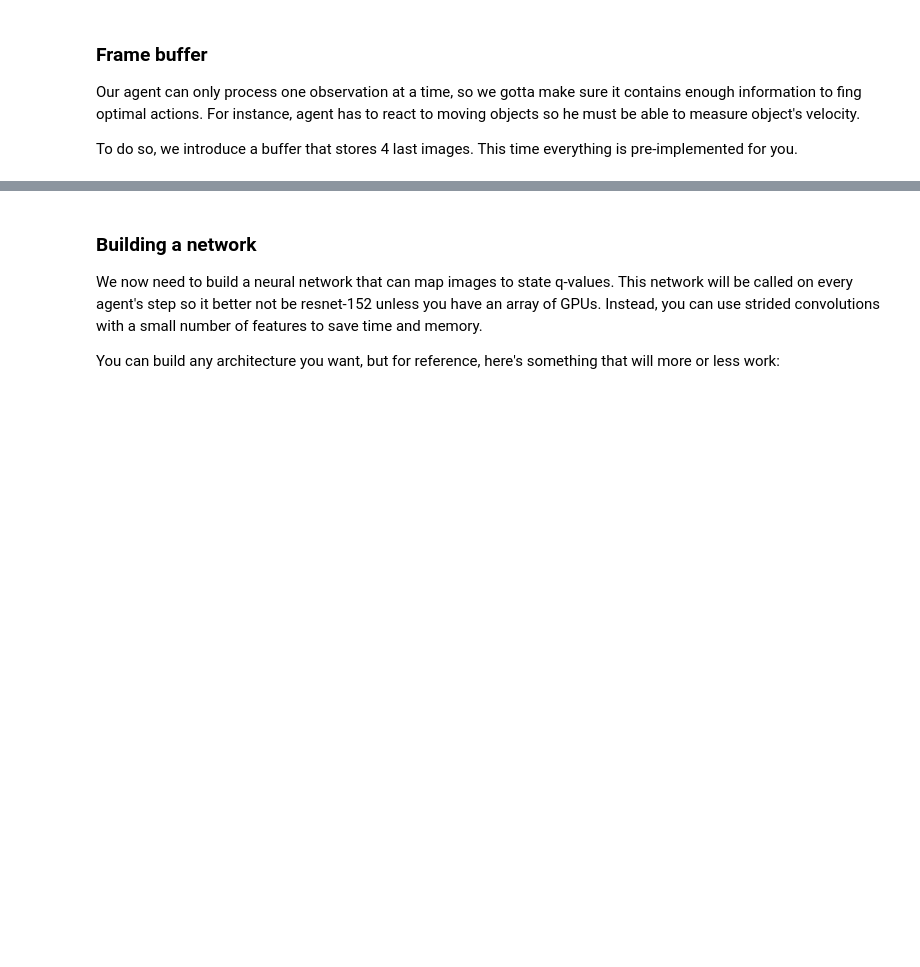
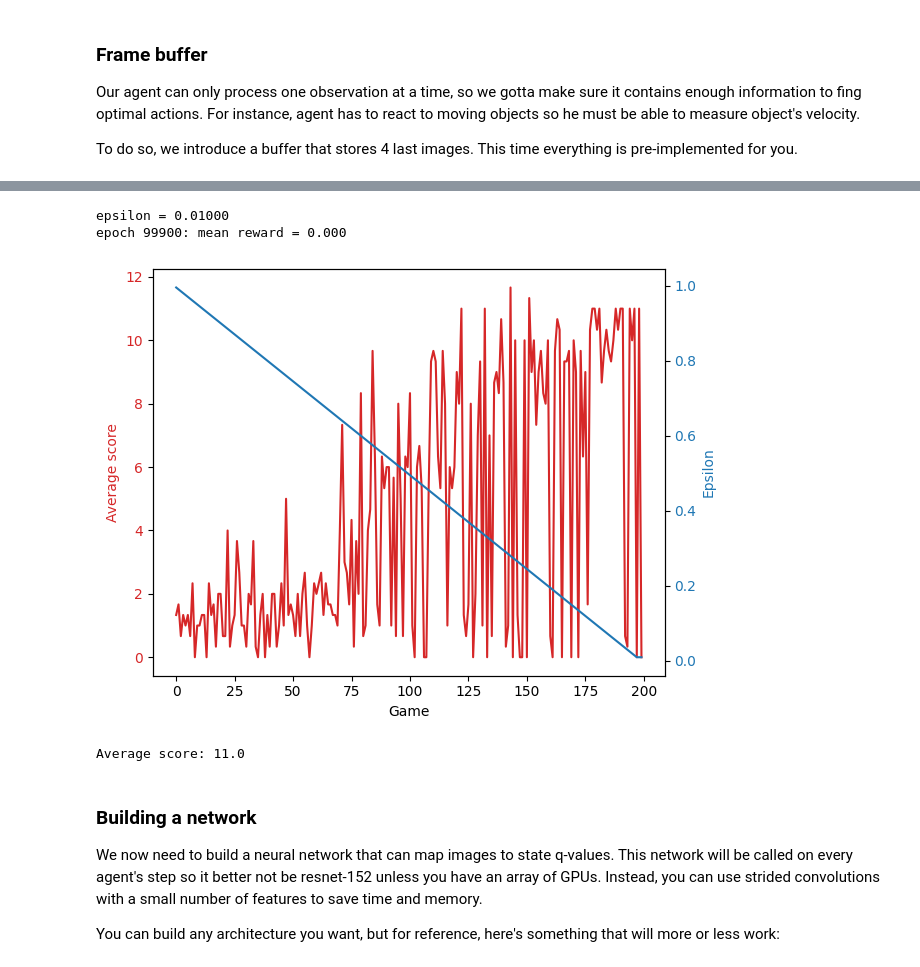
Before and after one commit to DonChaka/DRL, a Jupyter notebook: Lab. 8.ipynb, the cells around one changed output, grey strips where cells are left out. Saved outputs shown, nothing was run; the diff lists cells and outputs as text; code cells hidden in the pictures; blank space fills up the shorter version.

```diff
--- a/Lab. 8.ipynb
+++ b/Lab. 8.ipynb
@@ -245,8 +339,7 @@ BATCH_SIZE = 64
 # %%
-from tqdm import trange
 from IPython.display import clear_output
 import matplotlib.pyplot as plt
 %matplotlib inline
 
 mean_rw_history = []
-td_loss_history = []
+epsilons = []
@@ -270,41 +346,47 @@ def play_and_record(agent, env, n_steps=1):
-# %%
-def evaluate(env, agent, n_games=1, greedy=False, t_max=10000):
-    """ Plays n_games full games. If greedy, picks actions as argmax(qvalues). Returns mean reward. """
-    rewards = []
-    for _ in range(n_games):
-        state = env.reset()
-        reward = 0
-        for _ in range(t_max):
-            action = agent.get_best_action(state) if greedy else agent.choose_action(state)
-            state, r, done, _ = env.step(action)
-            reward += r
-            if done: break
-
-        rewards.append(reward)
-    return np.mean(rewards)
 # %%
-agent = DDQNAgent(env.observation_space.shape, env.action_space.n, learning_rate=1e-5)
+agent = DDQNAgent(env.observation_space.shape, env.action_space.n, learning_rate=1e-3)
 # %%
-progress_bar = tqdm(total=10**3, position=0)
+progress_bar = tqdm(range(EPOCHS))
 for i in progress_bar:
 
     # play
     play_and_record(agent, env, 10)
 
     # train
     agent.learn(BATCH_SIZE)
 
     # adjust agent parameters
     if i % 500 == 0:
         agent.update_weights()
         agent.update_epsilon_value()
         mean_rw_history.append(evaluate(make_env(), agent, n_games=3))
+        epsilons.append(agent.epsilon)
 
     if i % 100 == 0:
+        clear_output(True)
         print("epsilon = %.5f" % agent.epsilon)
         print(f'epoch {i}: mean reward = {mean_rw_history[-1]:.3f}')
 
-        plt.title("mean reward per game")
-        plt.plot(mean_rw_history)
-        plt.grid()
+        # plt.title("mean reward per game")
+
+        fig, ax1 = plt.subplots()
+
+        color = 'tab:red'
+        ax1.set_xlabel('Game')
+        ax1.set_ylabel('Average score', color=color)
+        ax1.plot(mean_rw_history, color=color)
+        ax1.tick_params(axis='y', labelcolor=color)
+
+        ax2 = ax1.twinx()  # instantiate a second axes that shares the same x-axis
+
+        color = 'tab:blue'
+        ax2.set_ylabel('Epsilon', color=color)  # we already handled the x-label with ax1
+        ax2.plot(epsilons, color=color)
+        ax2.tick_params(axis='y', labelcolor=color)
+
+        fig.tight_layout()  # otherwise the right y-label is slightly clipped
         plt.show()
+# %% [output]
+epsilon = 0.01000
+epoch 99900: mean reward = 0.000
+[figure, added]
@@ -311,3 +395,7 @@ for i in progress_bar:
+# %%
+print(f'Average score: {eval}')
+# %% [output]
+Average score: 11.0
 # %% [markdown]
 ### Building a network
 
```
Also changed, not shown: parts of 15 cells of this notebook.
